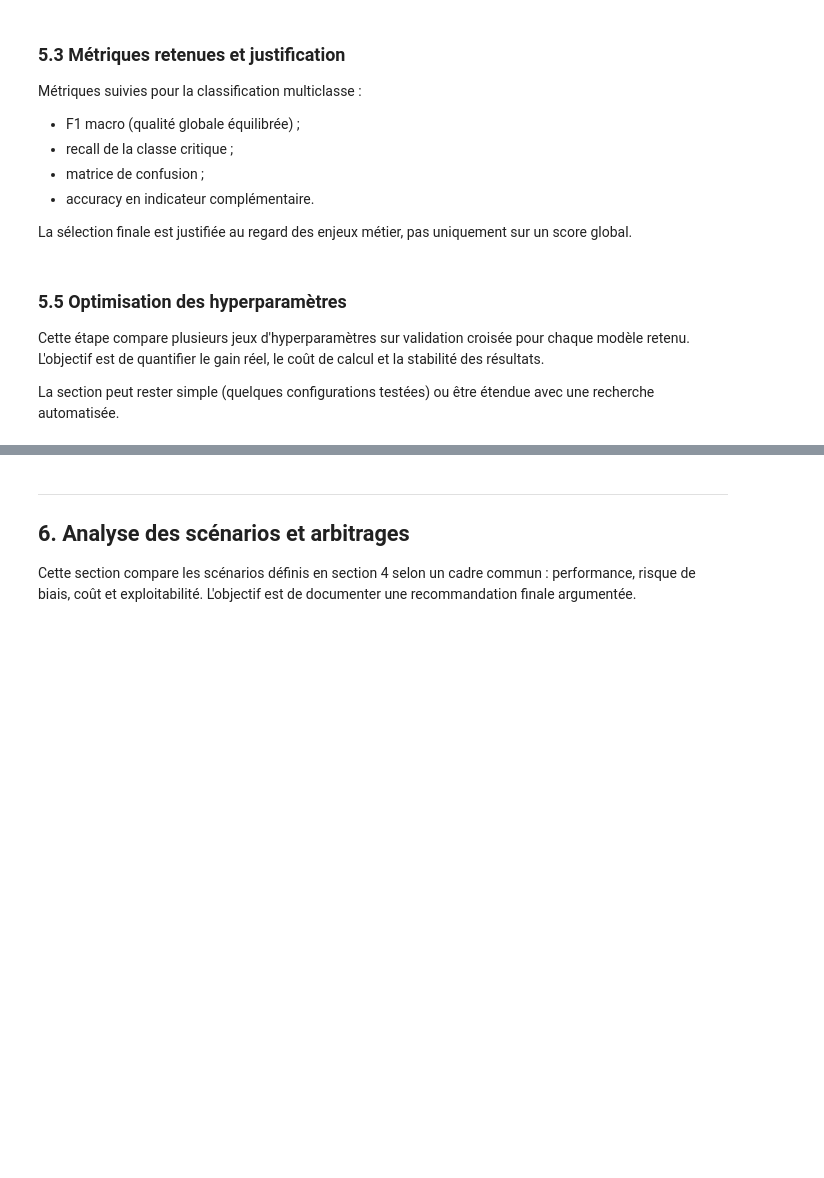
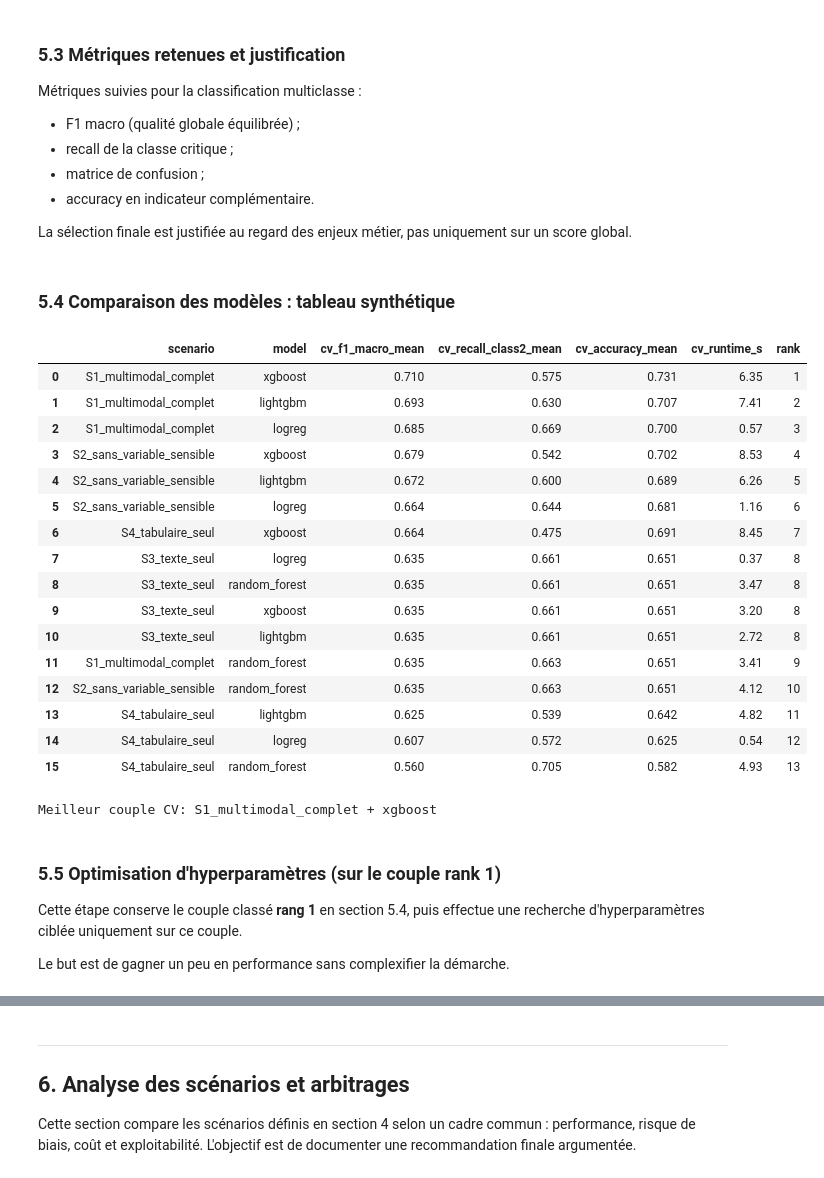
Before and after one commit to userZku/multimodal-classification, a Jupyter notebook: notebooks/multimodal-classification.ipynb, the cells around one changed output, grey strips where cells are left out. Cells and saved outputs as stored; diff of their text form; code cells hidden in the pictures; blank space fills up the shorter version.

```diff
--- a/notebooks/multimodal-classification.ipynb
+++ b/notebooks/multimodal-classification.ipynb
@@ -993,13 +1143,61 @@ Métriques suivies pour la classification multiclasse :
 - accuracy en indicateur complémentaire.
 
 La sélection finale est justifiée au regard des enjeux métier, pas uniquement sur un score global.
+# %% [markdown]
+### 5.4 Comparaison des modèles : tableau synthétique
 # %%
-# 5.4 Comparaison des modèles : tableau de scores CV
+assert "cv_results" in globals(), "Exécuter la cellule 5.2 avant la comparaison"
+
+comparison_cols = [
+    "scenario",
+    "model",
+    "cv_f1_macro_mean",
+    "cv_recall_class2_mean",
+    "cv_accuracy_mean",
+    "cv_runtime_s",
+]
+
+comparison_table = cv_results[comparison_cols].copy()
+comparison_table["rank"] = comparison_table["cv_f1_macro_mean"].rank(
+    ascending=False, method="dense"
+).astype(int)
+
+comparison_table = comparison_table.sort_values(["rank", "cv_recall_class2_mean"]).reset_index(drop=True)
+
+display(comparison_table.style.format({
+    "cv_f1_macro_mean": "{:.3f}",
+    "cv_recall_class2_mean": "{:.3f}",
+    "cv_accuracy_mean": "{:.3f}",
+    "cv_runtime_s": "{:.2f}",
+}))
+
+best_row = comparison_table.iloc[0]
+best_scenario = best_row["scenario"]
+best_model_name = best_row["model"]
+print(f"Meilleur couple CV: {best_scenario} + {best_model_name}")
+# %% [output]
+|  | scenario | model | cv_f1_macro_mean | cv_recall_class2_mean | cv_accuracy_mean | cv_runtime_s | rank |
+| 0 | S1_multimodal_complet | xgboost | 0.710 | 0.575 | 0.731 | 6.35 | 1 |
+| 1 | S1_multimodal_complet | lightgbm | 0.693 | 0.630 | 0.707 | 7.41 | 2 |
+| 2 | S1_multimodal_complet | logreg | 0.685 | 0.669 | 0.700 | 0.57 | 3 |
+| 3 | S2_sans_variable_sensible | xgboost | 0.679 | 0.542 | 0.702 | 8.53 | 4 |
+| 4 | S2_sans_variable_sensible | lightgbm | 0.672 | 0.600 | 0.689 | 6.26 | 5 |
+| 5 | S2_sans_variable_sensible | logreg | 0.664 | 0.644 | 0.681 | 1.16 | 6 |
+| 6 | S4_tabulaire_seul | xgboost | 0.664 | 0.475 | 0.691 | 8.45 | 7 |
+| 7 | S3_texte_seul | logreg | 0.635 | 0.661 | 0.651 | 0.37 | 8 |
+| 8 | S3_texte_seul | random_forest | 0.635 | 0.661 | 0.651 | 3.47 | 8 |
+| 9 | S3_texte_seul | xgboost | 0.635 | 0.661 | 0.651 | 3.20 | 8 |
+| 10 | S3_texte_seul | lightgbm | 0.635 | 0.661 | 0.651 | 2.72 | 8 |
+| 11 | S1_multimodal_complet | random_forest | 0.635 | 0.663 | 0.651 | 3.41 | 9 |
+| 12 | S2_sans_variable_sensible | random_forest | 0.635 | 0.663 | 0.651 | 4.12 | 10 |
+| 13 | S4_tabulaire_seul | lightgbm | 0.625 | 0.539 | 0.642 | 4.82 | 11 |
+| 14 | S4_tabulaire_seul | logreg | 0.607 | 0.572 | 0.625 | 0.54 | 12 |
+| 15 | S4_tabulaire_seul | random_forest | 0.560 | 0.705 | 0.582 | 4.93 | 13 |
+Meilleur couple CV: S1_multimodal_complet + xgboost
 # %% [markdown]
-### 5.5 Optimisation des hyperparamètres
+### 5.5 Optimisation d'hyperparamètres (sur le couple rank 1)
 
-Cette étape compare plusieurs jeux d'hyperparamètres sur validation croisée pour chaque modèle retenu.
-L'objectif est de quantifier le gain réel, le coût de calcul et la stabilité des résultats.
+Cette étape conserve le couple classé **rang 1** en section 5.4, puis effectue une recherche d'hyperparamètres ciblée uniquement sur ce couple.
 
-La section peut rester simple (quelques configurations testées) ou être étendue avec une recherche automatisée.
+Le but est de gagner un peu en performance sans complexifier la démarche.
 # %%
```
Also changed, not shown: parts of 10 cells of this notebook, 2 other files.
